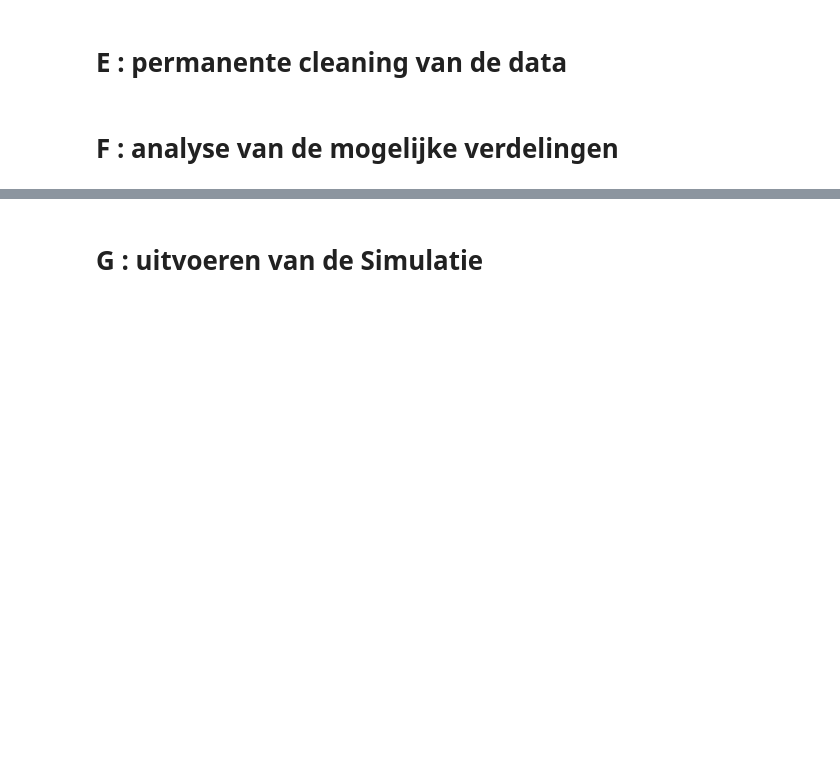
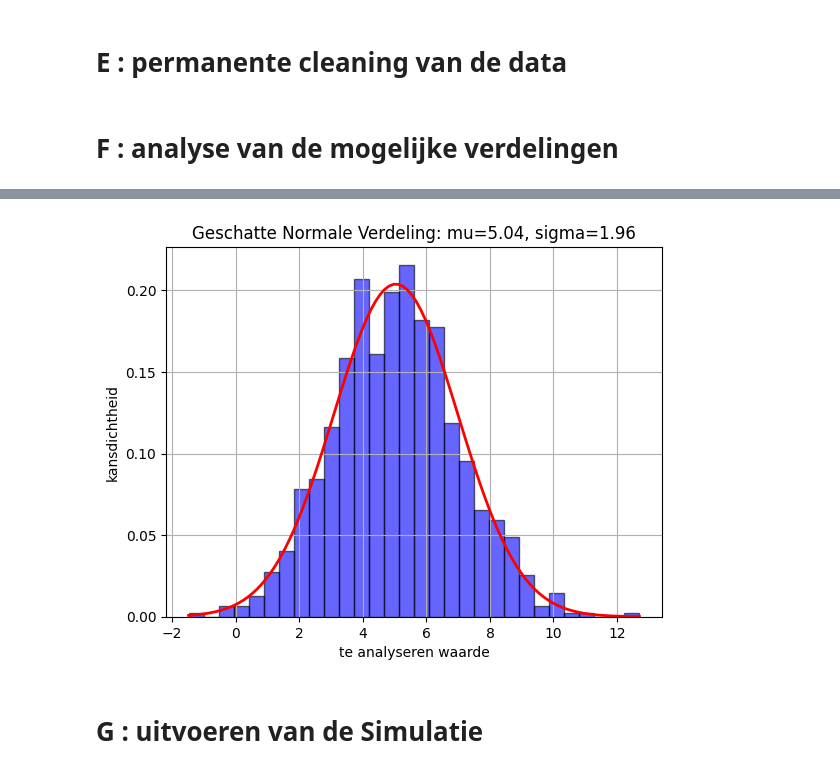
Before and after one commit to timsideanotmine/production, a Jupyter notebook: notebooks/productiemodel.ipynb, the cells around one changed output, grey strips where cells are left out. Saved outputs shown, nothing was run; the diff lists cells and outputs as text; code cells hidden in the pictures; blank space fills up the shorter version.

```diff
--- a/notebooks/productiemodel.ipynb
+++ b/notebooks/productiemodel.ipynb
@@ -284,3 +327,29 @@ dagelijkse_productie_BRU_geen_productie = dagelijkse_productie_BRU[dagelijkse_pr
+# %%
+# voorbeeld analyse, fit data
+
+# Genereer voorbeeldgegevens (normaal verdeeld)
+np.random.seed(42)
+data = np.random.normal(loc=5, scale=2, size=1000)
+
+# Schat de parameters van de normale verdeling
+mu, sigma = norm.fit(data)
+
+# Maak een histogram van de gegevens
+plt.hist(data, bins=30, density=True, alpha=0.6, color='b', edgecolor='black')
+
+# Maak een PDF (probability density function) op basis van de geschatte parameters
+x = np.linspace(min(data), max(data), 100)
+pdf = norm.pdf(x, mu, sigma)
+
+# Plot de PDF
+plt.plot(x, pdf, 'r', linewidth=2)
+plt.title(f'Geschatte Normale Verdeling: mu={mu:.2f}, sigma={sigma:.2f}')
+plt.xlabel('te analyseren waarde')
+plt.ylabel('kansdichtheid')
+plt.grid(True)
+plt.show()
+# %% [output]
+[figure, added]
 # %% [markdown]
 # G : uitvoeren van de Simulatie
 # %%
```
Also changed, not shown: parts of 10 cells of this notebook.
